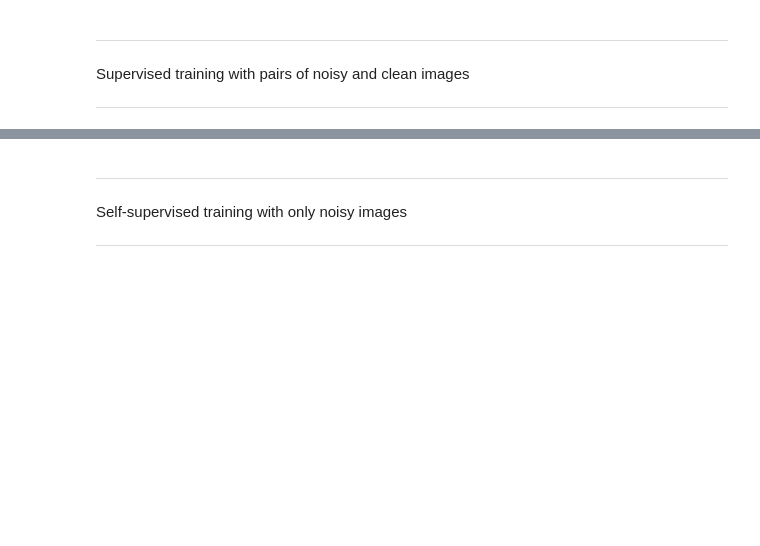
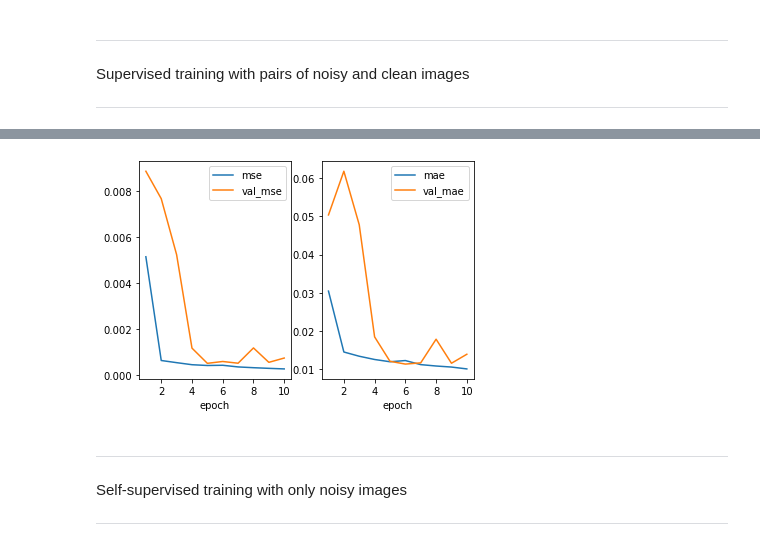
Before and after one commit to Microdeep-ZL/FluoMicro_Denoising, a Jupyter notebook: train.ipynb, the cells around one changed output, grey strips where cells are left out. Cells and saved outputs as stored; diff of their text form; code cells hidden in the pictures; blank space fills up the shorter version.

```diff
--- a/train.ipynb
+++ b/train.ipynb
@@ -11,7 +12,7 @@ import numpy as np
 file_path=r'C:\Users\bioimaging1\Desktop\Deep learning image\actin\actin-60x-noise1-lowsnr.tif'
 gt_path=r'C:\Users\bioimaging1\Desktop\Deep learning image\actin\actin-60x-noise1-highsnr.tif'
 unet = Unet(n_depth=3, kernel_size=5)
-config=N2VConfig([file_path],[gt_path],patch_shape=[2048,2048], patches_per_batch=1, validation_split=0.08)
+config=N2VConfig([file_path],[gt_path],patch_shape=[1024,1024], patches_per_batch=2, validation_split=0.08)
 n2v_data_generator=N2VDataGenerator(config)
 # %%
 history=unet.train(n2v_data_generator, epochs=40, supervised=True)
@@ -34,20 +68,21 @@ unet.model.save_weights("model_weights/supervised_ndepth3_kernelsize5.h5")
 # %%
 loss=history.history['loss']
 val_loss=history.history['val_loss']
 mae=history.history['mae']
 val_mae=history.history['val_mae']
 
 epochs=range(1,1+len(loss))
-plt.figure(figsize=(14,7))
 plt.subplot(121)
 plt.plot(epochs,loss,label='mse')
 plt.plot(epochs,val_loss,label='val_mse')
 plt.xlabel("epoch");plt.legend()
 plt.subplot(122)
 plt.plot(epochs,mae,label='mae')
 plt.plot(epochs,val_mae,label='val_mae')
 plt.xlabel("epoch");plt.legend()
 plt.show()
+# %% [output]
+[figure, added]
 # %% [markdown]
 ***
 Self-supervised training with only noisy images
```
Also changed, not shown: parts of 18 cells of this notebook, 1 other file.
